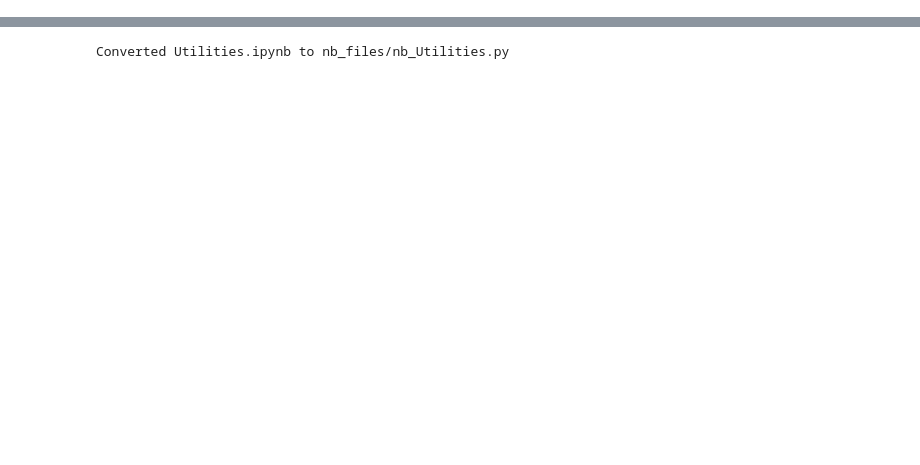
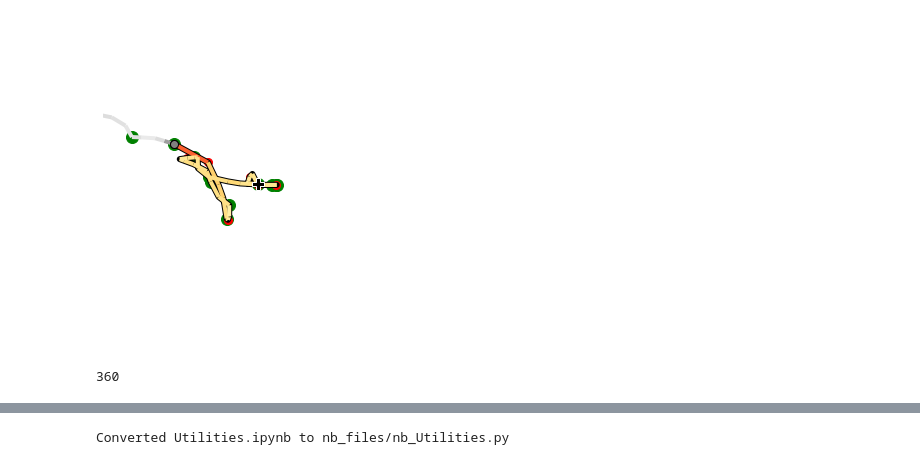
Before and after one commit to SBrewer15/AirSim-UAV-Reinforcement-Learning, a Jupyter notebook: Utilities.ipynb, the cells around one changed output, grey strips where cells are left out. Drawn from its saved outputs; the diff is of its cells as text; code cells hidden in the pictures; blank space fills up the shorter version.

Commit message:
added plotting to gps data

```diff
--- a/Utilities.ipynb
+++ b/Utilities.ipynb
@@ -196,0 +277,2 @@ True
+# %%
+df['VELOCITY']=np.sqrt(df['x_velocity']*df['x_velocity']+df['y_velocity']*df['y_velocity']+df['z_velocity']*df['z_velocity'])
@@ -196,0 +288,11 @@ True
+# %%
+# faking the reward data for now
+df.loc[df.sample(20).index, 'Reward']= 2
+df.loc[df.sample(12).index, 'Reward']= -3
+# %%
+vehicle_name='Drone0'
+maxspeed=8.33
+sz=(224,224)
+# %%
+# ensures the current vehicle is plotted last
+vehicle_lst=list(df[df['vehicle_name']!=vehicle_name]['vehicle_name'].dropna().unique())+[vehicle_name]
@@ -196,0 +301,42 @@ True
+# %%
+fig, ax = plt.subplots(figsize=(5,5))
+frame=df[df['Reward']>0].copy()
+plt.plot(frame['x_position'], frame['y_position'], marker='o', color="green", ms=12,linestyle='None')
+frame=df[df['Reward']<0].copy()
+plt.plot(frame['x_position'], frame['y_position'], marker='o', color="red", ms=8,linestyle='None')
+
+for v_name in vehicle_lst:
+    frame=df[df['vehicle_name']==v_name].copy()
+    if v_name==vehicle_name:
+        clr='YlOrRd'; rad=20
+        x_cntr=frame.loc[frame.index[-1],'x_position']
+        y_cntr=frame.loc[frame.index[-1],'y_position']
+        plt.plot(frame['x_position'], frame['y_position'], color='k', lw=6) # makes a black edge to line
+        # set the most recent position to the center of plot and shows 20 meters in all directions
+        plt.xlim(x_cntr-rad,x_cntr+rad); plt.ylim(y_cntr-rad,y_cntr+rad)
+        #plt.gca().add_patch(patches.Rectangle((x_cntr-rad, y_cntr-rad), rad*2, rad*2, linewidth=5, edgecolor='r', facecolor='none'))
+    else: clr= 'Greys'
+
+    lc = plotcolorline(frame['x_position'], frame['y_position'],frame['VELOCITY'],
+                   cmap=clr, norm=plt.Normalize(-1, maxspeed), linewidth=4,alpha=1.0)
+    #Last Location
+    plt.plot(frame.loc[frame.index[-1],'x_position'], frame.loc[frame.index[-1],'y_position']
+             , marker='P', color="k", ms=12, markeredgecolor='white',linestyle='None')
+
+    #honey I'm home
+    plt.plot(frame.loc[frame.index[0],'x_position'], frame.loc[frame.index[0],'y_position']
+             , marker='o', color="gray", ms=8, markeredgecolor='black',linestyle='None')
+
+
+plt.tight_layout()
+plt.gca().set_axis_off()
+fig.canvas.draw()
+
+arr = np.frombuffer(fig.canvas.tostring_rgb(), dtype=np.uint8)
+arr = arr.reshape(fig.canvas.get_width_height()[::-1] + (3,))
+# %% [output]
+[figure, added]
+# %%
+arr.shape[0]
+# %% [output]
+360
```
Also changed, not shown: parts of 33 cells of this notebook.
